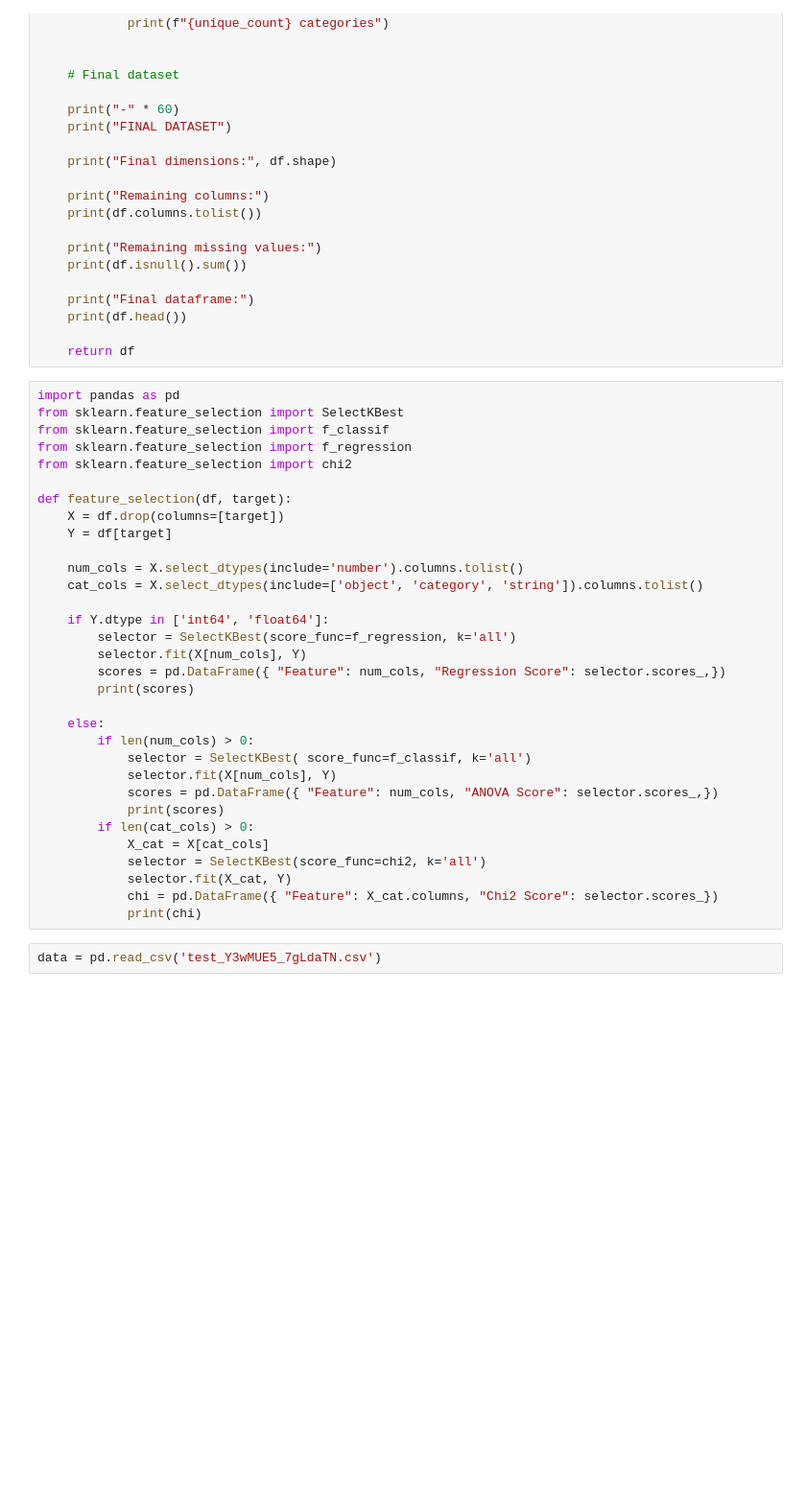
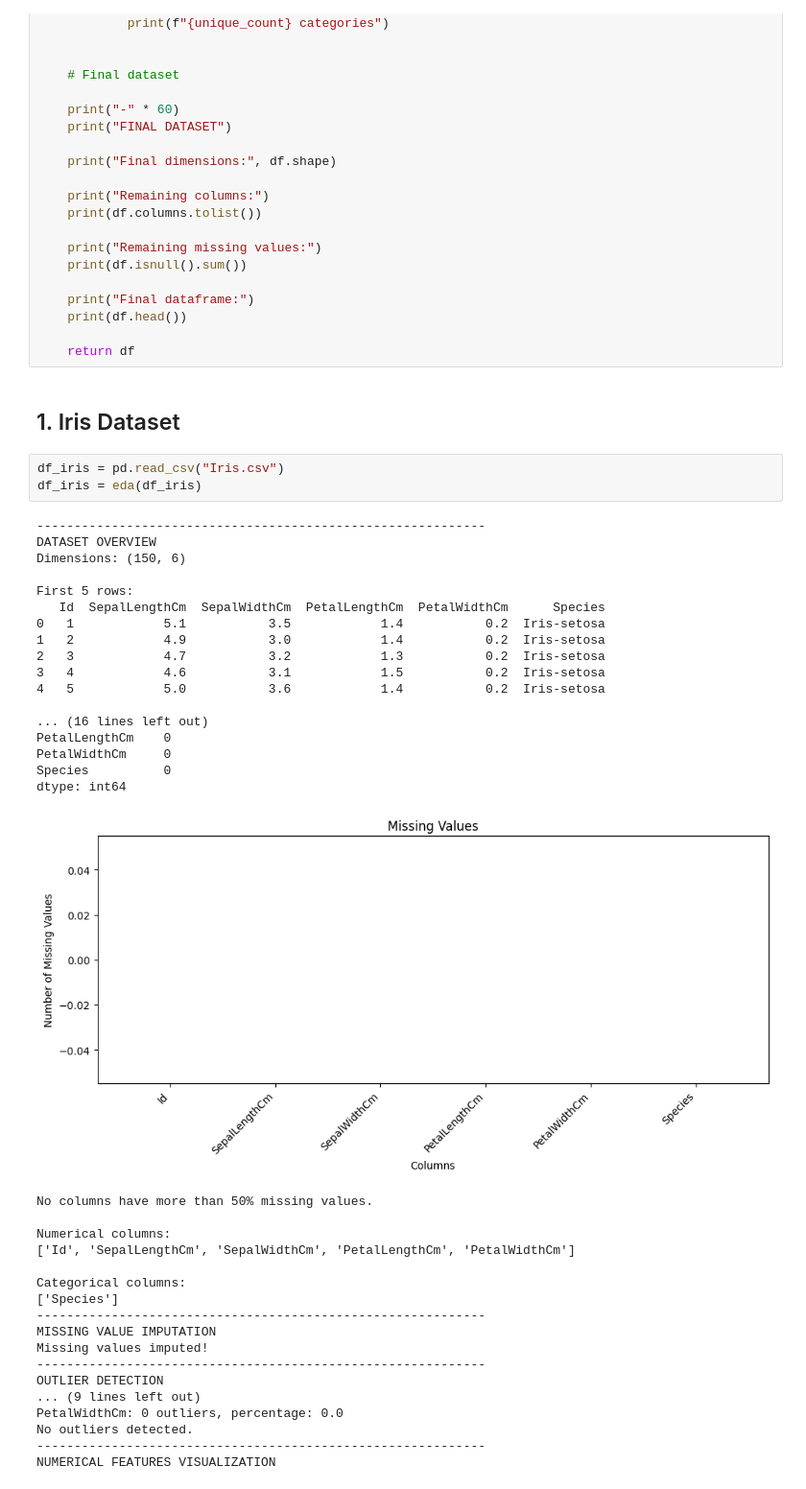
Before and after one commit to RadeshL/Machine-Learning-Laboratory, a Jupyter notebook: MLassign1_fncs.ipynb, the cells around one changed output. Shown at 96% size. Cells and saved outputs as stored; diff of their text form; blank space fills up the shorter version.

```diff
--- a/MLassign1_fncs.ipynb
+++ b/MLassign1_fncs.ipynb
@@ -254,37 +266,44 @@ def eda(df):
     print(df.head())
 
     return df
-# %%
-import pandas as pd
-from sklearn.feature_selection import SelectKBest
-from sklearn.feature_selection import f_classif
-from sklearn.feature_selection import f_regression
-from sklearn.feature_selection import chi2
-
-def feature_selection(df, target):
-    X = df.drop(columns=[target])
-    Y = df[target]
-
-    num_cols = X.select_dtypes(include='number').columns.tolist()
-    cat_cols = X.select_dtypes(include=['object', 'category', 'string']).columns.tolist()
-
-    if Y.dtype in ['int64', 'float64']:
-        selector = SelectKBest(score_func=f_regression, k='all')
-        selector.fit(X[num_cols], Y)
-        scores = pd.DataFrame({ "Feature": num_cols, "Regression Score": selector.scores_,})
-        print(scores)
-
-    else:
-        if len(num_cols) > 0:
-            selector = SelectKBest( score_func=f_classif, k='all')
-            selector.fit(X[num_cols], Y)
-            scores = pd.DataFrame({ "Feature": num_cols, "ANOVA Score": selector.scores_,})
-            print(scores)
-        if len(cat_cols) > 0:
-            X_cat = X[cat_cols]
-            selector = SelectKBest(score_func=chi2, k='all')
-            selector.fit(X_cat, Y)
-            chi = pd.DataFrame({ "Feature": X_cat.columns, "Chi2 Score": selector.scores_})
-            print(chi)
-# %%
-data = pd.read_csv('test_Y3wMUE5_7gLdaTN.csv')
+# %% [markdown]
+## 1. Iris Dataset
+# %%
+df_iris = pd.read_csv("Iris.csv")
+df_iris = eda(df_iris)
+# %% [output]
+------------------------------------------------------------
+DATASET OVERVIEW
+Dimensions: (150, 6)
+
+First 5 rows:
+   Id  SepalLengthCm  SepalWidthCm  PetalLengthCm  PetalWidthCm      Species
+0   1            5.1           3.5            1.4           0.2  Iris-setosa
+1   2            4.9           3.0            1.4           0.2  Iris-setosa
+2   3            4.7           3.2            1.3           0.2  Iris-setosa
+3   4            4.6           3.1            1.5           0.2  Iris-setosa
+4   5            5.0           3.6            1.4           0.2  Iris-setosa
+
+... (16 lines left out)
+PetalLengthCm    0
+PetalWidthCm     0
+Species          0
+dtype: int64
+[figure, added]
+No columns have more than 50% missing values.
+
+Numerical columns:
+['Id', 'SepalLengthCm', 'SepalWidthCm', 'PetalLengthCm', 'PetalWidthCm']
+
+Categorical columns:
+['Species']
+------------------------------------------------------------
+MISSING VALUE IMPUTATION
+Missing values imputed!
+------------------------------------------------------------
+OUTLIER DETECTION
+... (9 lines left out)
+PetalWidthCm: 0 outliers, percentage: 0.0
+No outliers detected.
+------------------------------------------------------------
+NUMERICAL FEATURES VISUALIZATION
```
Also changed, not shown: parts of 9 cells of this notebook, 3 other files.
